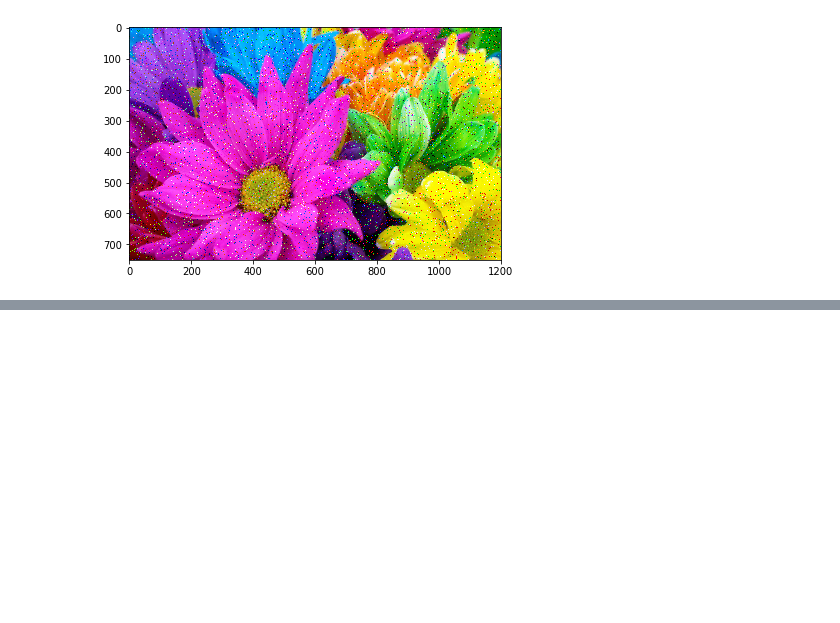
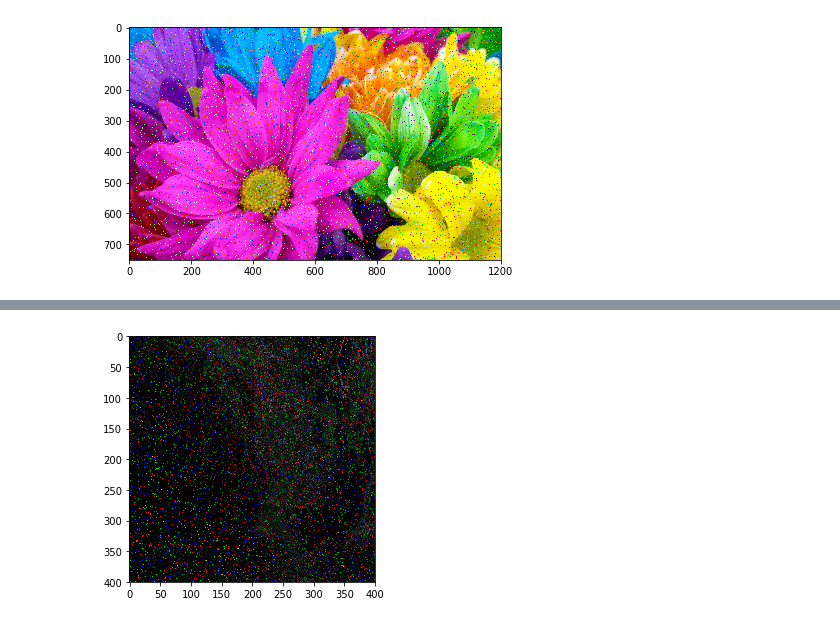
Before and after one commit to lukinaanastasiya/multimedia, a Jupyter notebook: lab2.ipynb, the cells around one changed output, grey strips where cells are left out. Saved outputs shown, nothing was run; the diff lists cells and outputs as text; code cells hidden in the pictures; blank space fills up the shorter version.

```diff
--- a/lab2.ipynb
+++ b/lab2.ipynb
@@ -99,3 +99,8 @@ imshow(med);
+# %%
+# Карта разности
+imshow(np.abs(noise_img-med));
+# %% [output]
+[figure, added]
 # %%
 from scipy.ndimage.filters import median_filter
 # %%
```
Also changed, not shown: parts of 6 cells of this notebook.
